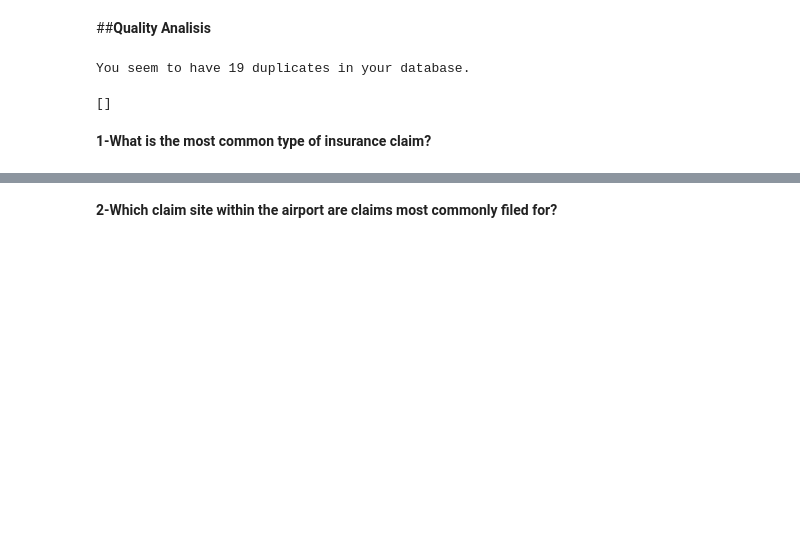
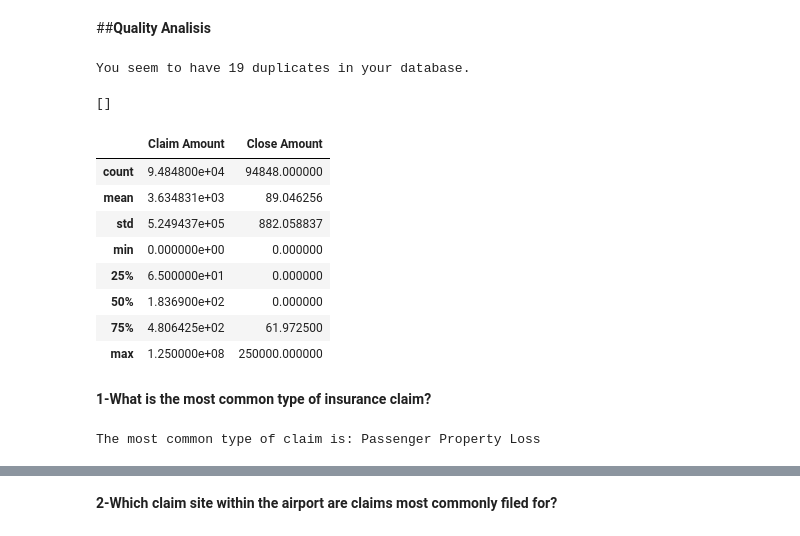
Before and after one commit to Requenamar3/datawrangling, a Jupyter notebook: Martha_Requena_Airport1.ipynb, the cells around one changed output, grey strips where cells are left out. Drawn from its saved outputs; the diff is of its cells as text; code cells hidden in the pictures; blank space fills up the shorter version.

```diff
--- a/Martha_Requena_Airport1.ipynb
+++ b/Martha_Requena_Airport1.ipynb
@@ -149,5 +158,27 @@ list_of_duplicate_claim_numbers = duplicate_claim_numbers['Claim Number'].unique
 print(list_of_duplicate_claim_numbers)
 # %% [output]
 []
+# %%
+TSA.describe()
+# %% [output]
+|  | Claim Amount | Close Amount |
+| count | 9.484800e+04 | 94848.000000 |
+| mean | 3.634831e+03 | 89.046256 |
+| std | 5.249437e+05 | 882.058837 |
+| min | 0.000000e+00 | 0.000000 |
+| 25% | 6.500000e+01 | 0.000000 |
+| 50% | 1.836900e+02 | 0.000000 |
+| 75% | 4.806425e+02 | 61.972500 |
+| max | 1.250000e+08 | 250000.000000 |
 # %% [markdown]
 **1-What is the most common type of insurance claim?**
+# %%
+# find the most common claim type by counting the occurrences of each type
+# and select the index of the maximum count.
+
+most_common_claim = TSA['Claim Type'].value_counts().idxmax()
+
+# Printing the most common claim type
+print(f"The most common type of claim is: {most_common_claim}")
+# %% [output]
+The most common type of claim is: Passenger Property Loss
```
Also changed, not shown: parts of 12 cells of this notebook.
